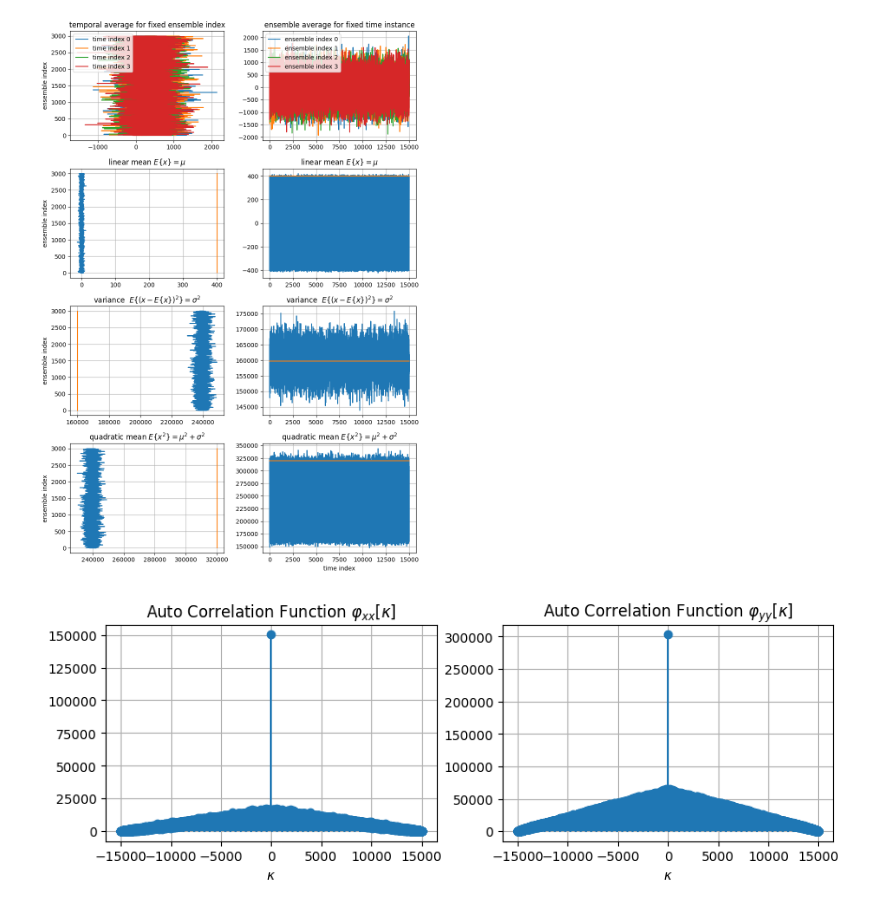
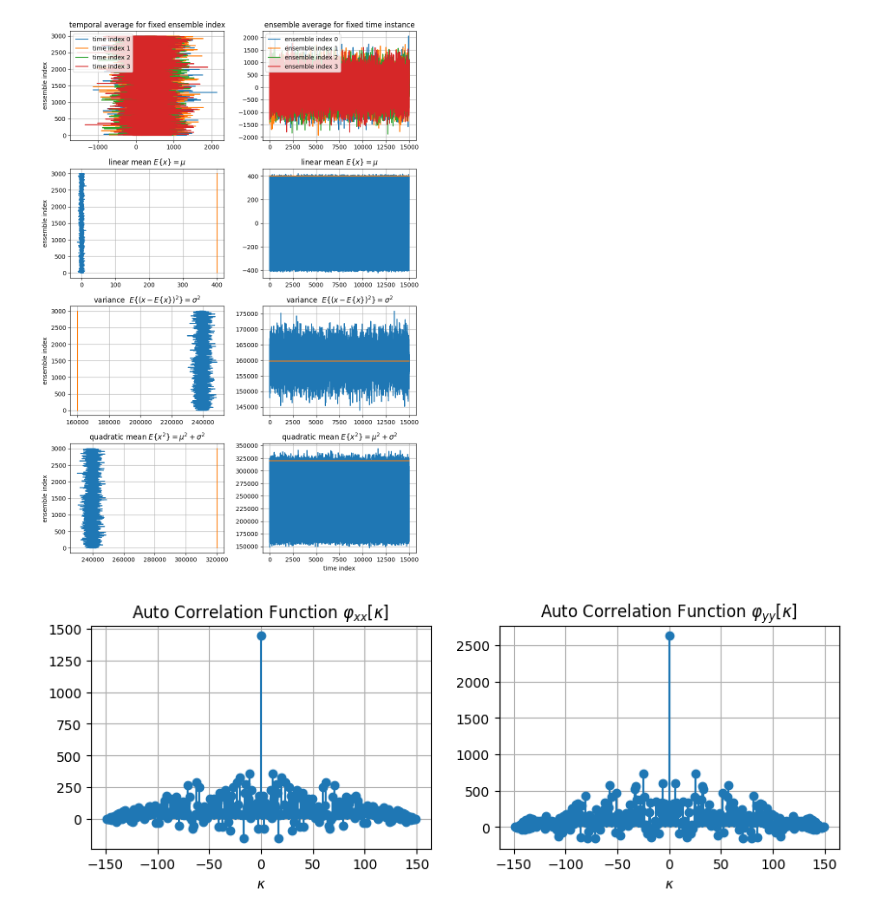
Before and after one commit to AdrianRzadek/Analog-and-digital-electronic-circuits, a Jupyter notebook: 3.Random Signals.ipynb, the cells around one changed output. Cells and saved outputs as stored; diff of their text form; code cells hidden in the pictures.

```diff
--- a/3.Random Signals.ipynb
+++ b/3.Random Signals.ipynb
@@ -56,35 +56,34 @@ for i in range(2):
     axs[3, i].set_title(r'quadratic mean $E\{x^2\} = \mu^2+\sigma^2$')
 plt.tight_layout()
 plt.show()
-
-
-
-locx, scalex = 1, 3
-x = np.random.normal(loc=locx, scale=scalex, size=[Ns, Nt])
-
-
-locy, scaley = 2, 4
-y = np.random.normal(loc=locy, scale=scaley, size=[Ns, Nt])
-
-def my_xcorr(x, y):
-    N, M = len(x), len(y)
-    kappa = np.arange(N+M-1) - (M-1)
-    ccf = signal.correlate(x, y, mode='full', method='auto')
-    return kappa, ccf
-
-plt.figure(figsize=(10, 3))
-plt.subplot(1, 2, 1)
-kappa, ccf = my_xcorr(x[0, :], x[0, :])
-plt.stem(kappa, ccf, basefmt='C0:')
-plt.xlabel(r'$\kappa$')
-plt.title(r'Auto Correlation Function $\varphi_{xx}[\kappa]$')
-plt.grid(True)
-plt.subplot(1, 2, 2)
-kappa, ccf = my_xcorr(y[0, :], y[0, :])
-plt.stem(kappa, ccf, basefmt='C0:')
-plt.xlabel(r'$\kappa$')
-plt.title(r'Auto Correlation Function $\varphi_{yy}[\kappa]$')
-plt.grid(True)
 # %% [output]
 [figure]
-[figure, removed]
+# %%
+Nt = 150
+locx, scalex = 1, 3
+x = np.random.normal(loc=locx, scale=scalex, size=[Ns, Nt])
+
+locy, scaley = 2, 4
+y = np.random.normal(loc=locy, scale=scaley, size=[Ns, Nt])
+
+def my_xcorr(x, y):
+    N, M = len(x), len(y)
+    kappa = np.arange(N+M-1) - (M-1)
+    ccf = signal.correlate(x, y, mode='full', method='auto')
+    return kappa, ccf
+
+plt.figure(figsize=(10, 3))
+plt.subplot(1, 2, 1)
+kappa, ccf = my_xcorr(x[0, :], x[0, :])
+plt.stem(kappa, ccf, basefmt='C0:')
+plt.xlabel(r'$\kappa$')
+plt.title(r'Auto Correlation Function $\varphi_{xx}[\kappa]$')
+plt.grid(True)
+plt.subplot(1, 2, 2)
+kappa, ccf = my_xcorr(y[0, :], y[0, :])
+plt.stem(kappa, ccf, basefmt='C0:')
+plt.xlabel(r'$\kappa$')
+plt.title(r'Auto Correlation Function $\varphi_{yy}[\kappa]$')
+plt.grid(True)
+# %% [output]
+[figure, added]
```
